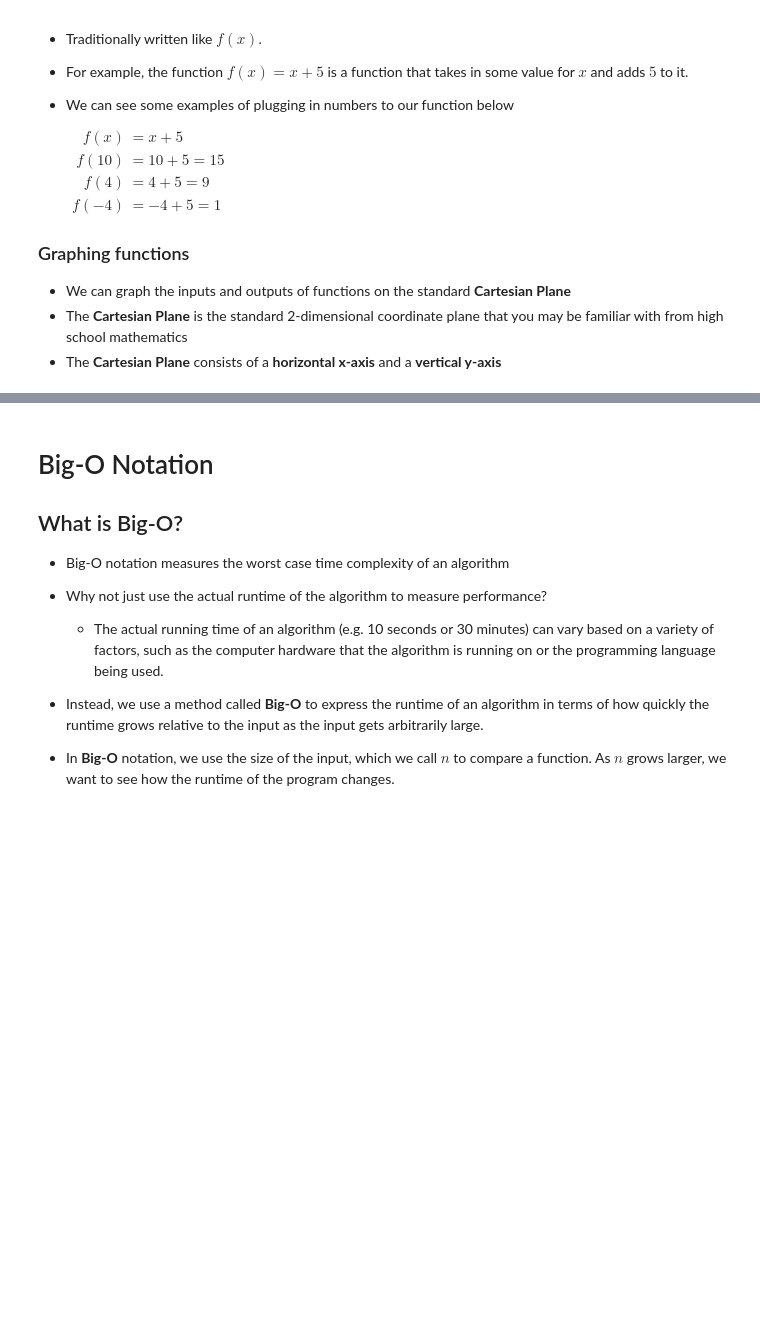
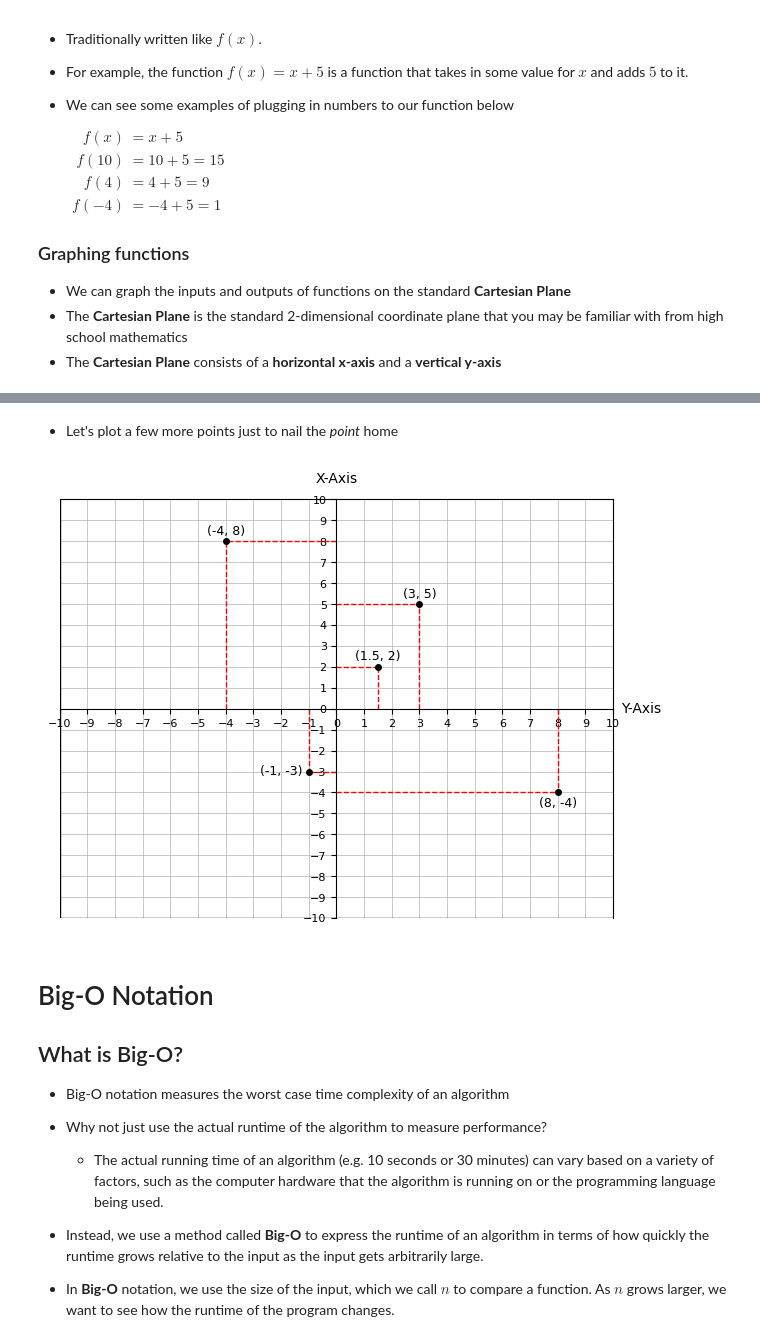
Before and after one commit to jdglaser/dsa-studying, a Jupyter notebook: big-o-notation.ipynb, the cells around one changed output, grey strips where cells are left out. Drawn from its saved outputs; the diff is of its cells as text; code cells hidden in the pictures; blank space fills up the shorter version.

```diff
--- a/big-o-notation.ipynb
+++ b/big-o-notation.ipynb
@@ -63,3 +100,18 @@ Hello!
+# %% [markdown]
++ Let's plot a few more points just to nail the *point* home
+# %%
+fig, ax = get_cartesian_plane()
+
+plot_point(3, 5, ax)
+plot_point(1.5, 2, ax)
+plot_point(-1, -3, ax, "left")
+plot_point(-4, 8, ax)
+plot_point(8, -4, ax, "bottom")
+
+plt.tight_layout()
+plt.show()
+# %% [output]
+[figure, added]
 # %% [markdown]
 # Big-O Notation
 
```
Also changed, not shown: parts of 7 cells of this notebook, 1 other file.
